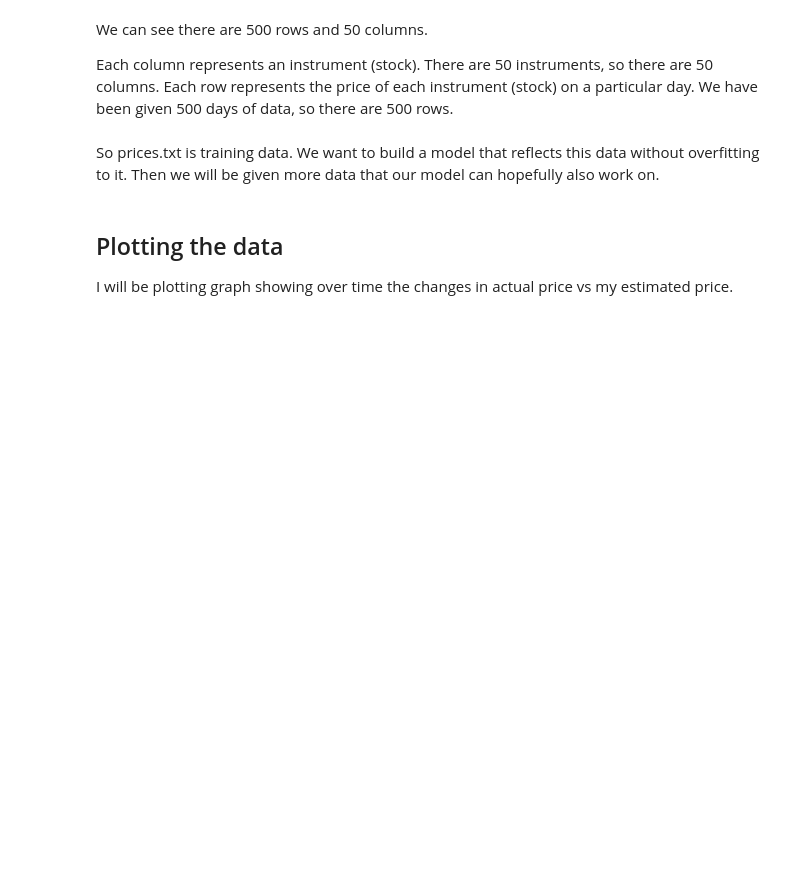
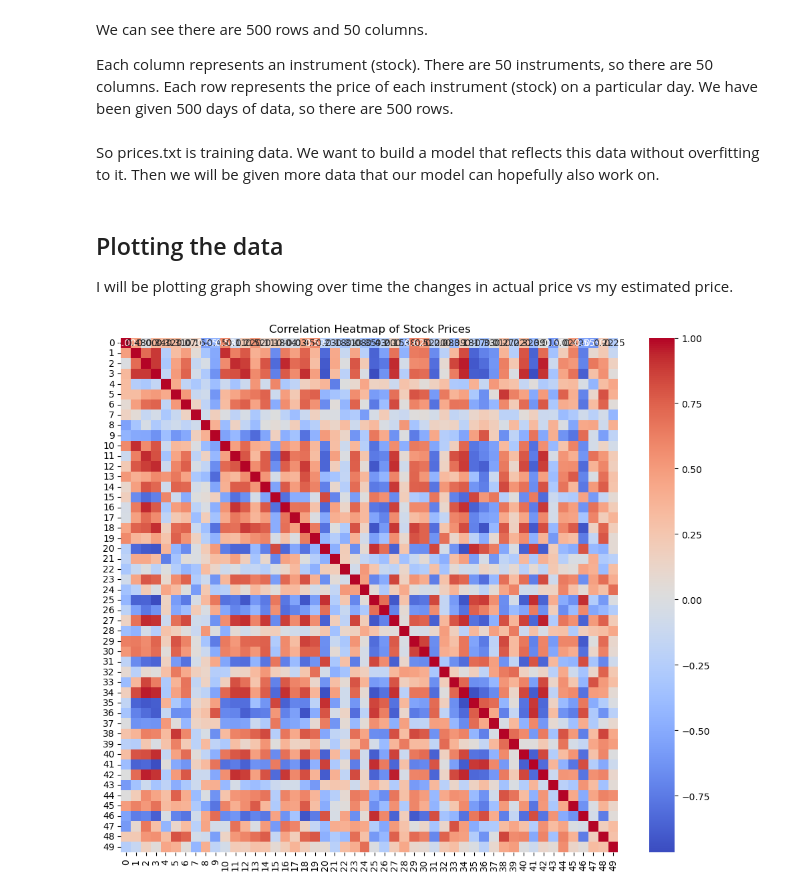
Before and after one commit to IsabelBody/algothon24-code, a Jupyter notebook: exploratoryAnalysis.ipynb, the cells around one changed output. Drawn from its saved outputs; the diff is of its cells as text; code cells hidden in the pictures; blank space fills up the shorter version.

```diff
--- a/exploratoryAnalysis.ipynb
+++ b/exploratoryAnalysis.ipynb
@@ -50,3 +55,26 @@ So prices.txt is training data. We want to build a model that reflects this data
 ## Plotting the data
 
 I will be plotting graph showing over time the changes in actual price vs my estimated price.
+# %%
+import pandas as pd
+import matplotlib.pyplot as plt
+import seaborn as sns
+import numpy as np
+
+
+# Load the data
+data_path = 'prices.txt'
+prices_df = pd.read_csv(data_path, delim_whitespace=True, header=None)
+
+
+# Correlation Heatmap
+# Calculating the correlation matrix
+corr_matrix = prices_df.corr()
+
+# Plotting the heatmap
+plt.figure(figsize=(12, 10))
+sns.heatmap(corr_matrix, annot=True, fmt='.2f', cmap='coolwarm')
+plt.title('Correlation Heatmap of Stock Prices')
+plt.show()
+# %% [output]
+[figure, added]
```
Also changed, not shown: parts of 6 cells of this notebook, 4 other files.
